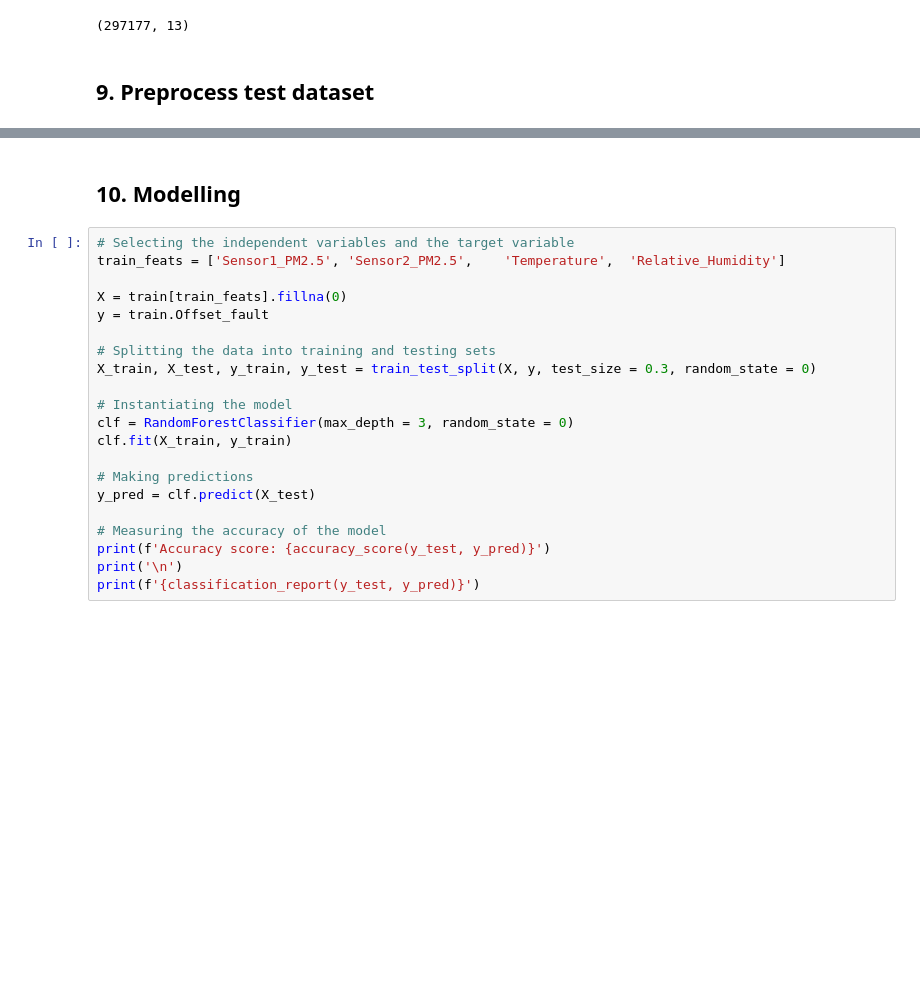
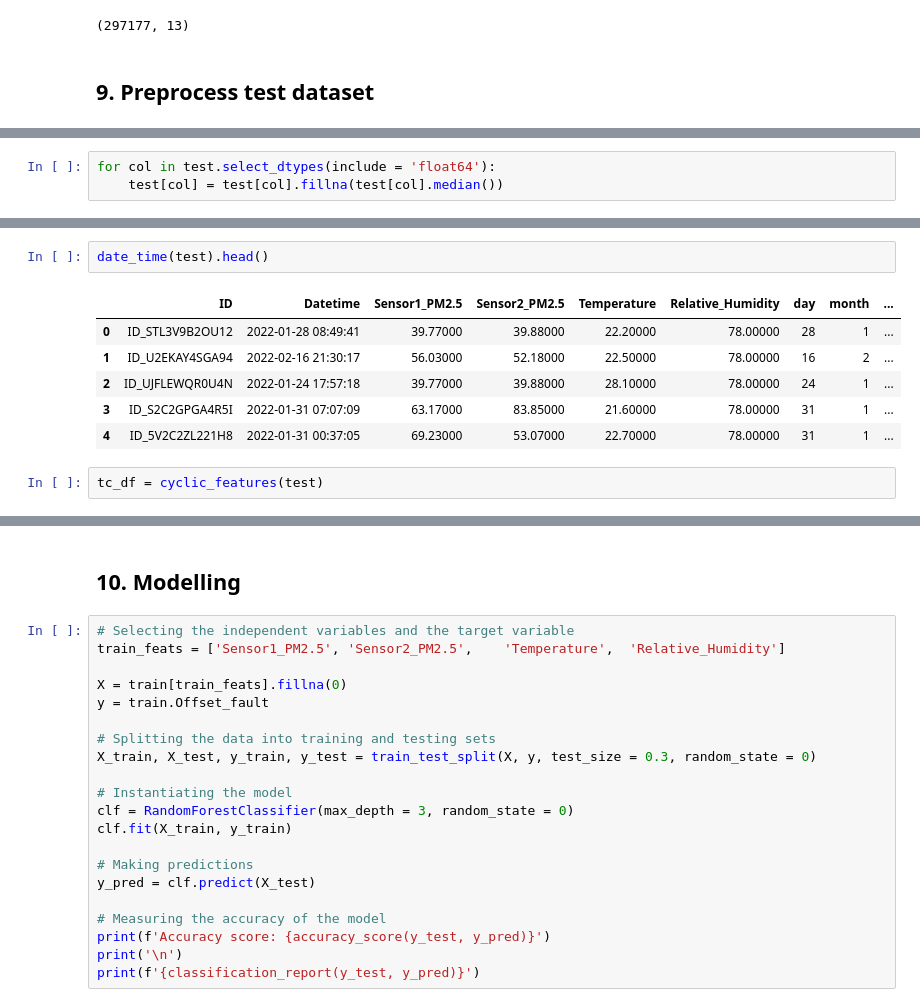
Before and after one commit to colinmburugu/UmojaHack, a Jupyter notebook: umojahack-africa-2022-beginner-challenge/Airqo_StarterNotebook.ipynb, the cells around one changed output, grey strips where cells are left out. Cells and saved outputs as stored; diff of their text form; blank space fills up the shorter version.

```diff
--- a/umojahack-africa-2022-beginner-challenge/Airqo_StarterNotebook.ipynb
+++ b/umojahack-africa-2022-beginner-challenge/Airqo_StarterNotebook.ipynb
@@ -400,3 +400,6 @@ test.head()
 | 2 | ID_UJFLEWQR0U4N | 2022-01-24 17:57:18 | 387.35000 | 346.73000 | 28.10000 | 63.00000 | 24 | ... |
 | 3 | ID_S2C2GPGA4R5I | 2022-01-31 07:07:09 | 63.17000 | 83.85000 | 21.60000 | 82.00000 | 31 | ... |
 | 4 | ID_5V2C2ZL221H8 | 2022-01-31 00:37:05 | 69.23000 | 53.07000 | 22.70000 | 80.00000 | 31 | ... |
+# %%
+for col in test.select_dtypes(include = 'float64'):
+    test[col] = test[col].fillna(test[col].median())
@@ -402,0 +425,11 @@ test.head()
+# %%
+date_time(test).head()
+# %% [output]
+|  | ID | Datetime | Sensor1_PM2.5 | Sensor2_PM2.5 | Temperature | Relative_Humidity | day | month | ... |
+| 0 | ID_STL3V9B2OU12 | 2022-01-28 08:49:41 | 39.77000 | 39.88000 | 22.20000 | 78.00000 | 28 | 1 | ... |
+| 1 | ID_U2EKAY4SGA94 | 2022-02-16 21:30:17 | 56.03000 | 52.18000 | 22.50000 | 78.00000 | 16 | 2 | ... |
+| 2 | ID_UJFLEWQR0U4N | 2022-01-24 17:57:18 | 39.77000 | 39.88000 | 28.10000 | 78.00000 | 24 | 1 | ... |
+| 3 | ID_S2C2GPGA4R5I | 2022-01-31 07:07:09 | 63.17000 | 83.85000 | 21.60000 | 78.00000 | 31 | 1 | ... |
+| 4 | ID_5V2C2ZL221H8 | 2022-01-31 00:37:05 | 69.23000 | 53.07000 | 22.70000 | 78.00000 | 31 | 1 | ... |
+# %%
+tc_df = cyclic_features(test)
```
Also changed, not shown: parts of 10 cells of this notebook, 1 other file.
